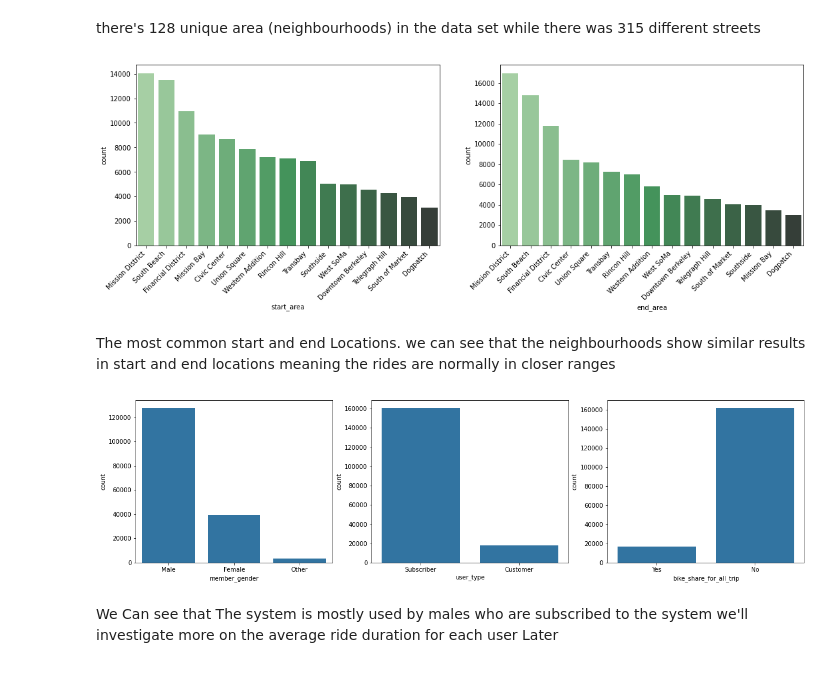
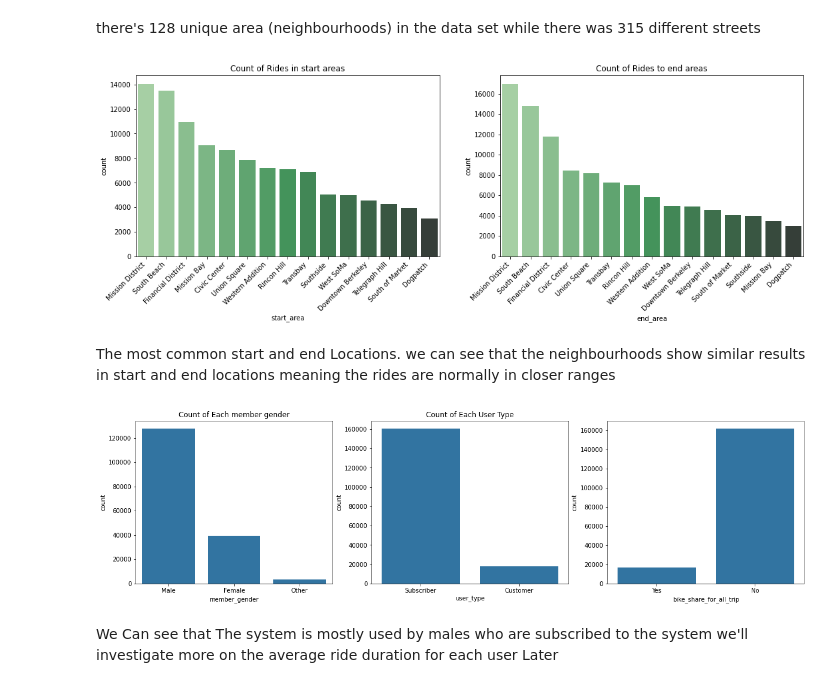
Before and after one commit to mmedhat007/Machine-Learning-Projects, a Jupyter notebook: Ford GoBike Dataset Analysis/Ford_GoBike Investigation_Part1.ipynb, the cells around one changed output. Cells and saved outputs as stored; diff of their text form; code cells hidden in the pictures.

```diff
--- a/Ford GoBike Dataset Analysis/Ford_GoBike Investigation_Part1.ipynb
+++ b/Ford GoBike Dataset Analysis/Ford_GoBike Investigation_Part1.ipynb
@@ -154,6 +154,13 @@ I'll Start by visualizing Time patterns of rides
 
 df['hour'] = df['start_time'].dt.hour
 df['weekday'] = df['start_time'].dt.day_name()
+
+weekday_order = ['Monday', 'Tuesday', 'Wednesday', 'Thursday', 'Friday', 'Saturday', 'Sunday']
+
+# ordering weekdays
+df['weekday'] = pd.Categorical(df['weekday'], categories=weekday_order, ordered=True)
+
+
 df.iloc[:5,-2:]
 # %% [output]
 |  | hour | weekday |
@@ -479,32 +480,39 @@ fig, ax = plt.subplots(ncols=2, figsize = [18,5])
 default_color = sns.color_palette()[0]
 sns.countplot(data=SF_df, x="start_area", palette="Greens_d",order=SF_df.start_area.value_counts().sort_values(ascending=False).iloc[:15].index, ax=ax[0])
 ax[0].set_xticklabels(labels=SF_df.start_area.value_counts().sort_values(ascending=False).iloc[:15].index, rotation=45, ha='right')
+ax[0].set_title('Count of Rides in start areas')
 
 sns.countplot(data=SF_df, x="end_area", palette="Greens_d",order=SF_df.end_area.value_counts().sort_values(ascending=False).iloc[:15].index, ax=ax[1])
 ax[1].set_xticklabels(labels=SF_df.end_area.value_counts().sort_values(ascending=False).iloc[:15].index, rotation=45, ha='right')
+ax[1].set_title('Count of Rides to end areas')
 
 
 
 plt.show()
 # %% [output]
-[figure, old version]
+[figure, new version]
 # %% [markdown]
 The most common start and end Locations.
 we can see that the neighbourhoods show similar results in start and end locations meaning the rides are normally in closer ranges
 # %%
 
 #counting user details variables
 fig, ax = plt.subplots(ncols=3, figsize = [20,5])
 
 default_color = sns.color_palette()[0]
 sns.countplot(data = df, x = 'member_gender', color = default_color, ax = ax[0])
+ax[0].set_title('Count of Each member gender')
+
 sns.countplot(data = df, x = 'user_type', color = default_color, ax = ax[1])
+ax[1].set_title('Count of Each User Type')
+
 sns.countplot(data = df, x = 'bike_share_for_all_trip', color = default_color, ax = ax[2])
 
 
+
 plt.show()
 # %% [output]
-[figure, old version]
+[figure, new version]
 # %% [markdown]
 We Can see that The system is mostly used by males who are subscribed to the system we'll investigate more on the average ride duration for each user Later
 # %% [markdown]
```
Also changed, not shown: parts of 18 cells of this notebook, 2 other files.
